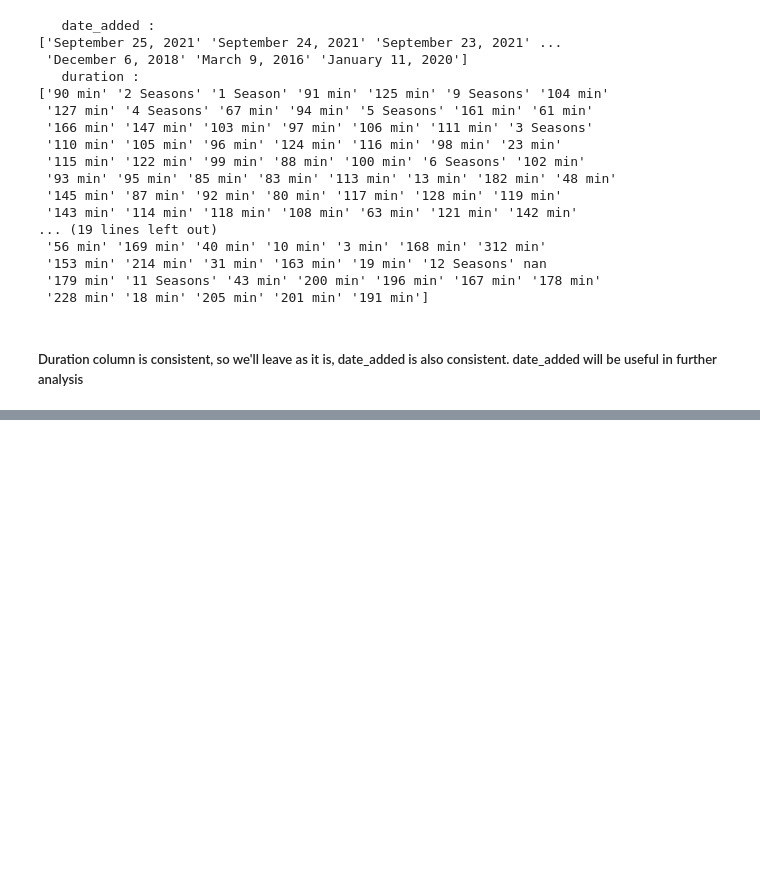
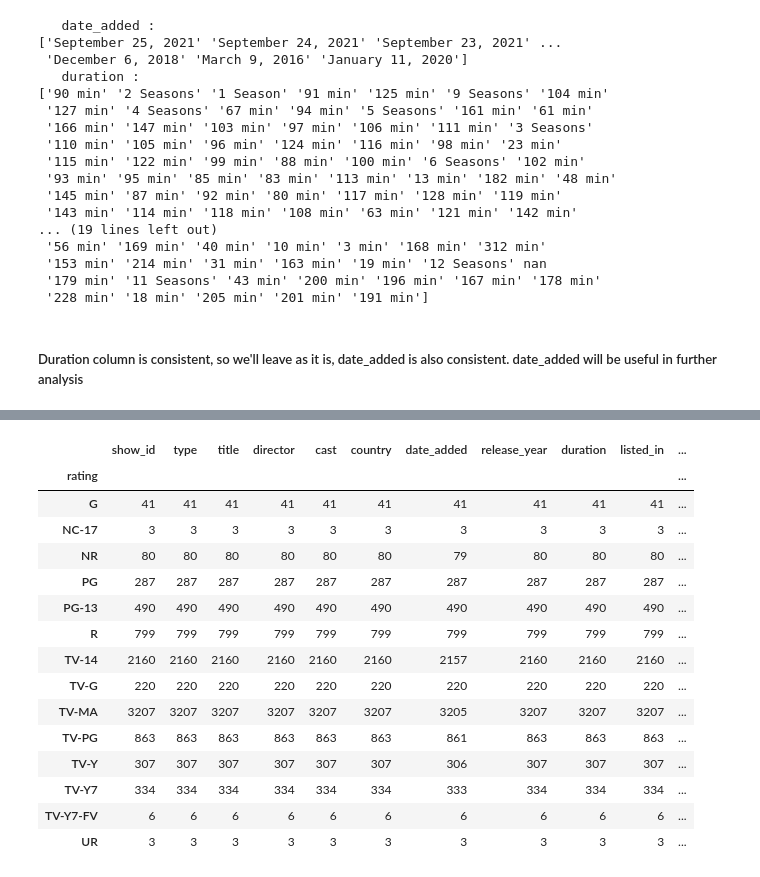
Before and after one commit to Ashar88/Netflix_shows_Analysis__EDA, a Jupyter notebook: Netflix_shows_movies.ipynb, the cells around one changed output, grey strips where cells are left out. Saved outputs shown, nothing was run; the diff lists cells and outputs as text; code cells hidden in the pictures; blank space fills up the shorter version.

```diff
--- a/Netflix_shows_movies.ipynb
+++ b/Netflix_shows_movies.ipynb
@@ -109,0 +171,27 @@ for col in check_col:
+# %%
+def anamoly_detect(frame):
+    if( "min" in str(frame["rating"])):
+        frame["duration"] = frame["rating"]
+        frame["rating"] = np.nan
+    return frame;
+
+df = df.apply(anamoly_detect, axis=1)
+# %%
+df.groupby(by="rating").count()
+# %% [output]
+|  | show_id | type | title | director | cast | country | date_added | release_year | duration | listed_in | ... |
+| rating |  |  |  |  |  |  |  |  |  |  | ... |
+| G | 41 | 41 | 41 | 41 | 41 | 41 | 41 | 41 | 41 | 41 | ... |
+| NC-17 | 3 | 3 | 3 | 3 | 3 | 3 | 3 | 3 | 3 | 3 | ... |
+| NR | 80 | 80 | 80 | 80 | 80 | 80 | 79 | 80 | 80 | 80 | ... |
+| PG | 287 | 287 | 287 | 287 | 287 | 287 | 287 | 287 | 287 | 287 | ... |
+| PG-13 | 490 | 490 | 490 | 490 | 490 | 490 | 490 | 490 | 490 | 490 | ... |
+| R | 799 | 799 | 799 | 799 | 799 | 799 | 799 | 799 | 799 | 799 | ... |
+| TV-14 | 2160 | 2160 | 2160 | 2160 | 2160 | 2160 | 2157 | 2160 | 2160 | 2160 | ... |
+| TV-G | 220 | 220 | 220 | 220 | 220 | 220 | 220 | 220 | 220 | 220 | ... |
+| TV-MA | 3207 | 3207 | 3207 | 3207 | 3207 | 3207 | 3205 | 3207 | 3207 | 3207 | ... |
+| TV-PG | 863 | 863 | 863 | 863 | 863 | 863 | 861 | 863 | 863 | 863 | ... |
+| TV-Y | 307 | 307 | 307 | 307 | 307 | 307 | 306 | 307 | 307 | 307 | ... |
+| TV-Y7 | 334 | 334 | 334 | 334 | 334 | 334 | 333 | 334 | 334 | 334 | ... |
+| TV-Y7-FV | 6 | 6 | 6 | 6 | 6 | 6 | 6 | 6 | 6 | 6 | ... |
+| UR | 3 | 3 | 3 | 3 | 3 | 3 | 3 | 3 | 3 | 3 | ... |
```
Also changed, not shown: parts of 20 cells of this notebook.
